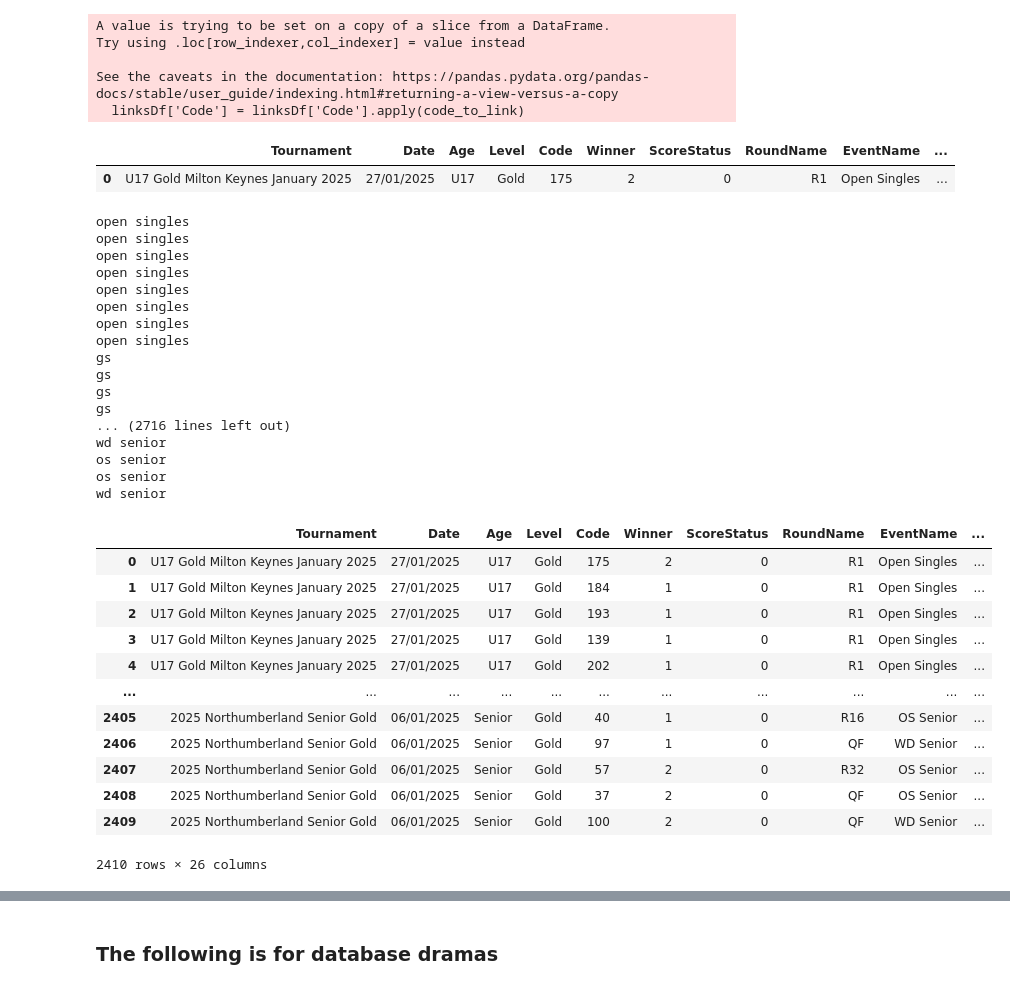
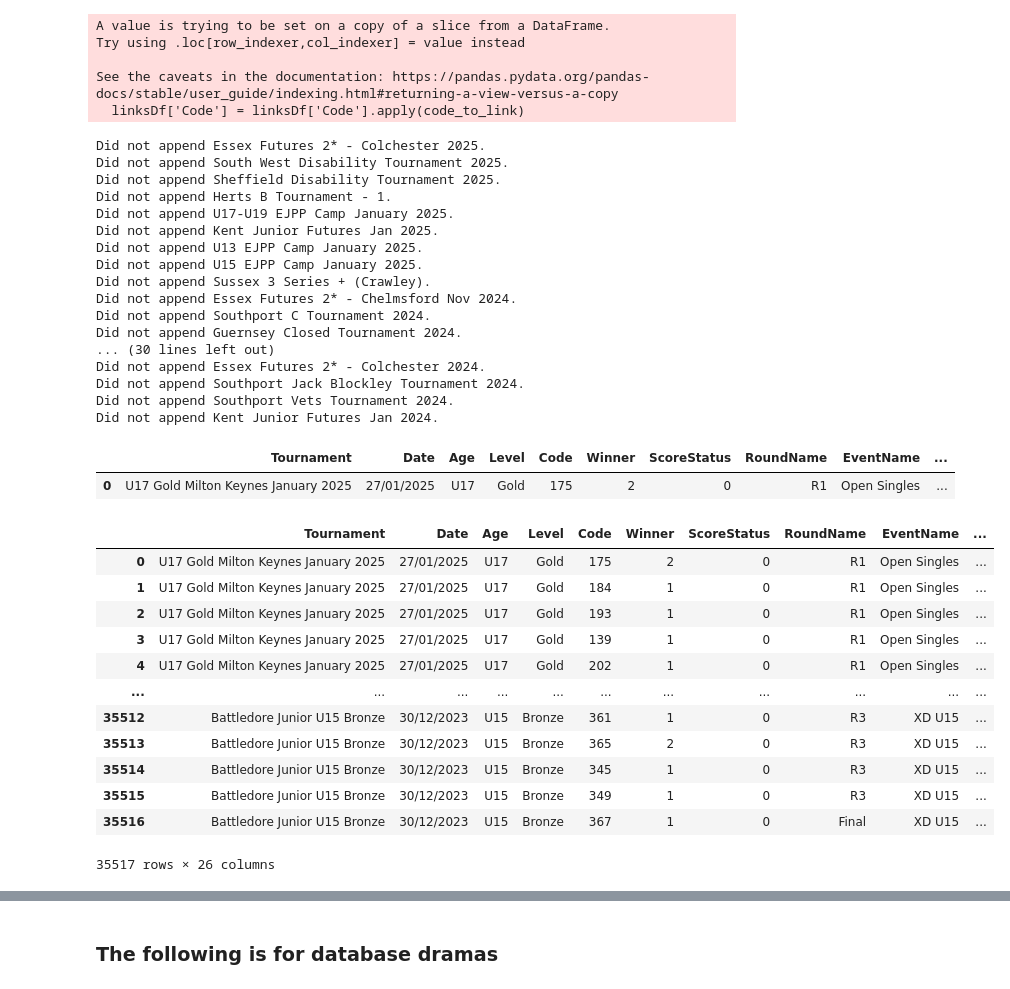
Before and after one commit to HxHuang258/Selection-Tool, a Jupyter notebook: Data-Collection/GCloud-test.ipynb, the cells around one changed output, grey strips where cells are left out. Cells and saved outputs as stored; diff of their text form; code cells hidden in the pictures.

```diff
--- a/Data-Collection/GCloud-test.ipynb
+++ b/Data-Collection/GCloud-test.ipynb
@@ -223,13 +242,30 @@ def get_tournament_results(bets,searchStartStr):
     return df,linksDf
 # %%
 bets = BETS()
-matchData,linksDf = get_tournament_results(bets,'1/12/2024') #d m y
+matchData,linksDf = get_tournament_results(bets,'01/01/2024') #d m y
 # %% [output]
 A value is trying to be set on a copy of a slice from a DataFrame.
 Try using .loc[row_indexer,col_indexer] = value instead
 
 See the caveats in the documentation: https://pandas.pydata.org/pandas-docs/stable/user_guide/indexing.html#returning-a-view-versus-a-copy
   linksDf['Code'] = linksDf['Code'].apply(code_to_link)
+Did not append Essex Futures 2* - Colchester 2025.
+Did not append South West Disability Tournament 2025.
+Did not append Sheffield Disability Tournament 2025.
+Did not append Herts B Tournament - 1.
+Did not append U17-U19 EJPP Camp January 2025.
+Did not append Kent Junior Futures Jan 2025.
+Did not append U13 EJPP Camp January 2025.
+Did not append U15 EJPP Camp January 2025.
+Did not append Sussex 3 Series + (Crawley).
+Did not append Essex Futures 2* - Chelmsford Nov 2024.
+Did not append Southport C Tournament 2024.
+Did not append Guernsey Closed Tournament 2024.
+... (30 lines left out)
+Did not append Essex Futures 2* - Colchester 2024.
+Did not append Southport Jack Blockley Tournament 2024.
+Did not append Southport Vets Tournament 2024.
+Did not append Kent Junior Futures Jan 2024.
 # %%
 matchData.head(1)
 # %% [output]
@@ -270,8 +309,7 @@ matchData['Event'] = ''
 matchData['Star'] = ''
 
 for index,row in matchData.iterrows():
-    strEvent = row['EventName'].lower().strip()
-    print(strEvent)
+    strEvent = row['EventName'].lower().strip().replace('/','')
 
     allEvents = ['os','od',
                  'ms','md','bs','bd',
@@ -284,8 +322,9 @@ for index,row in matchData.iterrows():
     if '*' in strEvent: # Check if its a star event
         isStar = True
 
-    if (strEvent[:2] in allEvents): # handle two letter abreviation
-        eventOut = strEvent[:2].upper().replace('M','O').replace('G','W').replace('B','O') #replace men, boys with open, girl with women.
+    for event in allEvents:
+        if (event.lower() in strEvent.lower()): # handle two letter abreviation
+            eventOut = event.upper()
 
 
 
@@ -325,67 +364,49 @@ def replace_gender(value):
         return ['M' if v == '1' else 'F' for v in value]
     return 'M' if value == '1' else 'F'
 
 def replace_round(value):
+    numRegex = re.compile('\d+')
     if 'R' in value:
-        roundNum = value[1:]
-        if roundNum in ['16','32','128','256']:
-            return 'Round Of ' + roundNum
-        return 'Round ' + value[1:]
+        roundNum = re.findall(numRegex,value)[0]
+        return 'Round ' + roundNum
     if value == 'SF':
         return 'Semi-Final'
     if value == 'QF':
         return 'Quarter-Final'
     if value == 'Final':
         return value
 
 # Apply the replacement
 for team in ['Team1','Team2']:
     matchData[f'{team}_Gender'] = matchData[f'{team}_GenderID'].apply(replace_gender)
 
 # Create list of all ID's for quick indexing
 allIds = []
 for index,row in matchData.iterrows():
     rowIds = []
     for team in ['Team1','Team2']:
         for id in row[f'{team}_MemberID']:
             rowIds.append(id)
     allIds.append(rowIds)
 matchData['PID'] = allIds
 
 matchData['Round'] = matchData['RoundName'].apply(replace_round)
 
 matchData#.head(5)
 # %% [output]
+|  | Tournament | Date | Age | Level | Code | Winner | ScoreStatus | RoundName | EventName | ... |
+| 0 | U17 Gold Milton Keynes January 2025 | 27/01/2025 | U17 | Gold | 175 | 2 | 0 | R1 | Open Singles | ... |
+| 1 | U17 Gold Milton Keynes January 2025 | 27/01/2025 | U17 | Gold | 184 | 1 | 0 | R1 | Open Singles | ... |
+| 2 | U17 Gold Milton Keynes January 2025 | 27/01/2025 | U17 | Gold | 193 | 1 | 0 | R1 | Open Singles | ... |
+| 3 | U17 Gold Milton Keynes January 2025 | 27/01/2025 | U17 | Gold | 139 | 1 | 0 | R1 | Open Singles | ... |
+| 4 | U17 Gold Milton Keynes January 2025 | 27/01/2025 | U17 | Gold | 202 | 1 | 0 | R1 | Open Singles | ... |
+| ... | ... | ... | ... | ... | ... | ... | ... | ... | ... | ... |
+| 35512 | Battledore Junior U15 Bronze | 30/12/2023 | U15 | Bronze | 361 | 1 | 0 | R3 | XD U15 | ... |
+| 35513 | Battledore Junior U15 Bronze | 30/12/2023 | U15 | Bronze | 365 | 2 | 0 | R3 | XD U15 | ... |
+| 35514 | Battledore Junior U15 Bronze | 30/12/2023 | U15 | Bronze | 345 | 1 | 0 | R3 | XD U15 | ... |
+| 35515 | Battledore Junior U15 Bronze | 30/12/2023 | U15 | Bronze | 349 | 1 | 0 | R3 | XD U15 | ... |
+| 35516 | Battledore Junior U15 Bronze | 30/12/2023 | U15 | Bronze | 367 | 1 | 0 | Final | XD U15 | ... |
-open singles
-open singles
-open singles
-open singles
-open singles
-open singles
-open singles
-open singles
-gs
-gs
-gs
-gs
-... (2716 lines left out)
-wd senior
-os senior
-os senior
-wd senior
+35517 rows × 26 columns
-|  | Tournament | Date | Age | Level | Code | Winner | ScoreStatus | RoundName | EventName | ... |
-| 0 | U17 Gold Milton Keynes January 2025 | 27/01/2025 | U17 | Gold | 175 | 2 | 0 | R1 | Open Singles | ... |
-| 1 | U17 Gold Milton Keynes January 2025 | 27/01/2025 | U17 | Gold | 184 | 1 | 0 | R1 | Open Singles | ... |
-| 2 | U17 Gold Milton Keynes January 2025 | 27/01/2025 | U17 | Gold | 193 | 1 | 0 | R1 | Open Singles | ... |
-| 3 | U17 Gold Milton Keynes January 2025 | 27/01/2025 | U17 | Gold | 139 | 1 | 0 | R1 | Open Singles | ... |
-| 4 | U17 Gold Milton Keynes January 2025 | 27/01/2025 | U17 | Gold | 202 | 1 | 0 | R1 | Open Singles | ... |
-| ... | ... | ... | ... | ... | ... | ... | ... | ... | ... | ... |
-| 2405 | 2025 Northumberland Senior Gold | 06/01/2025 | Senior | Gold | 40 | 1 | 0 | R16 | OS Senior | ... |
-| 2406 | 2025 Northumberland Senior Gold | 06/01/2025 | Senior | Gold | 97 | 1 | 0 | QF | WD Senior | ... |
-| 2407 | 2025 Northumberland Senior Gold | 06/01/2025 | Senior | Gold | 57 | 2 | 0 | R32 | OS Senior | ... |
-| 2408 | 2025 Northumberland Senior Gold | 06/01/2025 | Senior | Gold | 37 | 2 | 0 | QF | OS Senior | ... |
-| 2409 | 2025 Northumberland Senior Gold | 06/01/2025 | Senior | Gold | 100 | 2 | 0 | QF | WD Senior | ... |
-2410 rows × 26 columns
 # %%
 explosionTest = matchData.explode('PID')
 # %%
```
Also changed, not shown: parts of 9 cells of this notebook, 1 other file.
